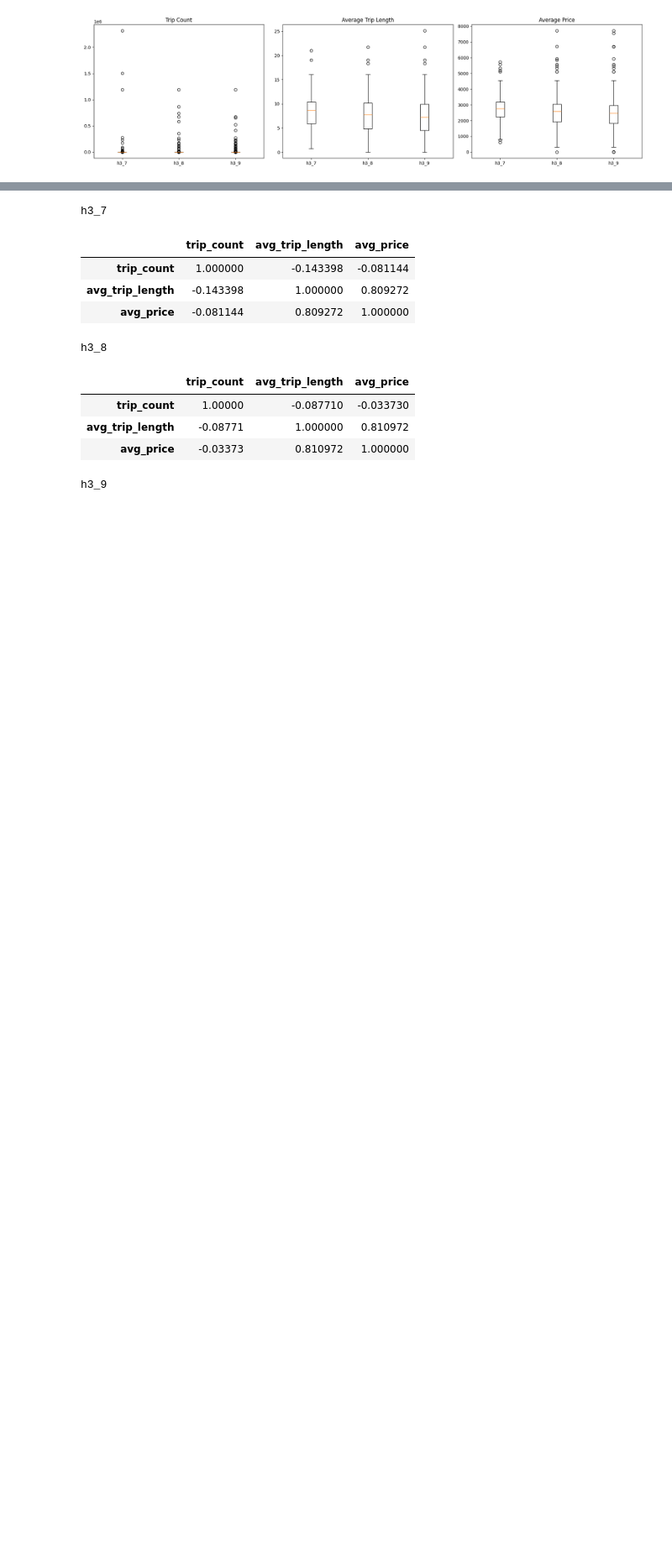
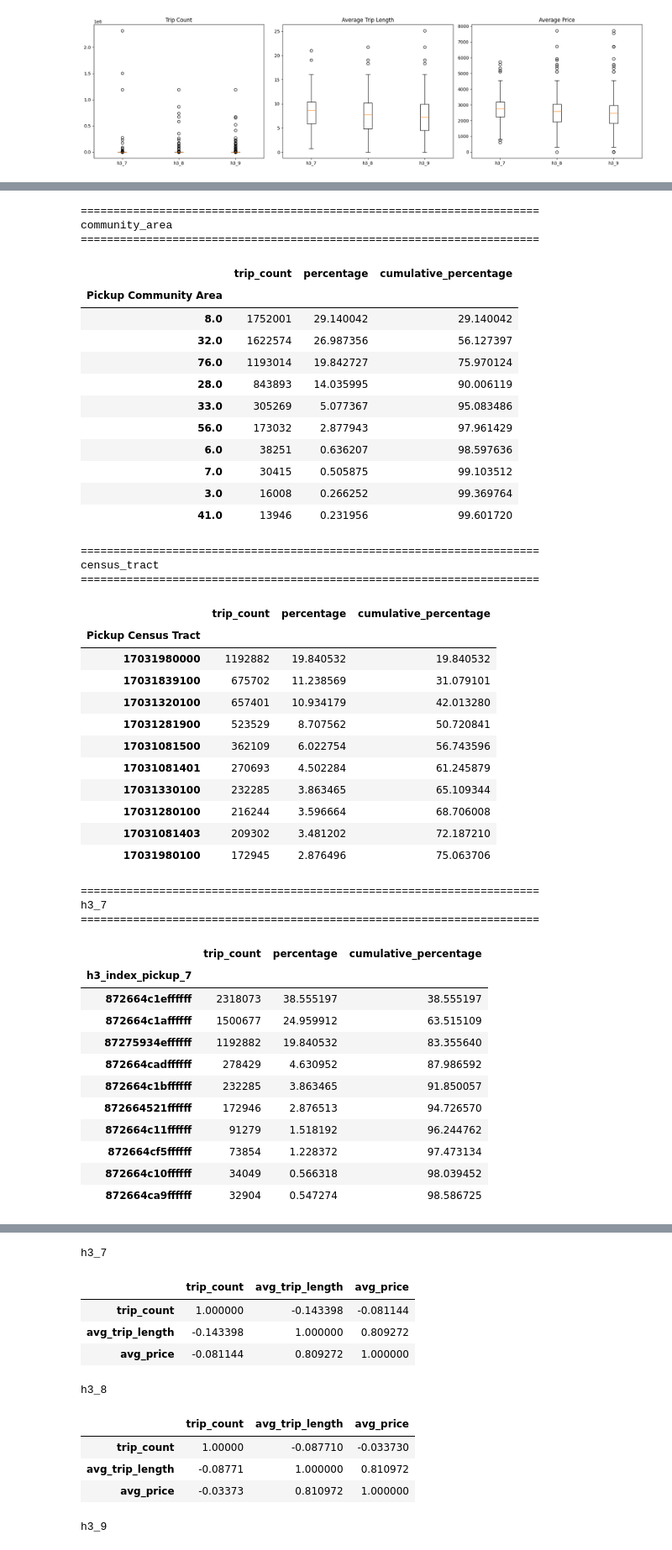
Before and after one commit to larissatheilmann/AAA_Project_Group7, a Jupyter notebook: notebooks/2.1 DescriptiveAnalysisSpatial.ipynb, the cells around one changed output, grey strips where cells are left out. Shown at 84% size. Saved outputs shown, nothing was run; the diff lists cells and outputs as text; code cells hidden in the pictures; blank space fills up the shorter version.

```diff
--- a/notebooks/2.1 DescriptiveAnalysisSpatial.ipynb
+++ b/notebooks/2.1 DescriptiveAnalysisSpatial.ipynb
@@ -682,0 +476,73 @@ for level in levels:
+# %%
+
+for name, col in pickup_spatial_units.items():
+
+    print("=" * 70)
+    print(name)
+    print("=" * 70)
+
+    counts = (
+        taxi_trips[col]
+        .value_counts()
+        .rename("trip_count")
+        .to_frame()
+    )
+
+    counts["percentage"] = (
+        counts["trip_count"]
+        / len(taxi_trips)
+        * 100
+    )
+
+    counts["cumulative_percentage"] = (
+        counts["percentage"]
+        .cumsum()
+    )
+
+    display(counts.head(10))
+# %% [output]
+======================================================================
+community_area
+======================================================================
+|  | trip_count | percentage | cumulative_percentage |
+| Pickup Community Area |  |  |  |
+| 8.0 | 1752001 | 29.140042 | 29.140042 |
+| 32.0 | 1622574 | 26.987356 | 56.127397 |
+| 76.0 | 1193014 | 19.842727 | 75.970124 |
+| 28.0 | 843893 | 14.035995 | 90.006119 |
+| 33.0 | 305269 | 5.077367 | 95.083486 |
+| 56.0 | 173032 | 2.877943 | 97.961429 |
+| 6.0 | 38251 | 0.636207 | 98.597636 |
+| 7.0 | 30415 | 0.505875 | 99.103512 |
+| 3.0 | 16008 | 0.266252 | 99.369764 |
+| 41.0 | 13946 | 0.231956 | 99.601720 |
+======================================================================
+census_tract
+======================================================================
+|  | trip_count | percentage | cumulative_percentage |
+| Pickup Census Tract |  |  |  |
+| 17031980000 | 1192882 | 19.840532 | 19.840532 |
+| 17031839100 | 675702 | 11.238569 | 31.079101 |
+| 17031320100 | 657401 | 10.934179 | 42.013280 |
+| 17031281900 | 523529 | 8.707562 | 50.720841 |
+| 17031081500 | 362109 | 6.022754 | 56.743596 |
+| 17031081401 | 270693 | 4.502284 | 61.245879 |
+| 17031330100 | 232285 | 3.863465 | 65.109344 |
+| 17031280100 | 216244 | 3.596664 | 68.706008 |
+| 17031081403 | 209302 | 3.481202 | 72.187210 |
+| 17031980100 | 172945 | 2.876496 | 75.063706 |
+======================================================================
+h3_7
+======================================================================
+|  | trip_count | percentage | cumulative_percentage |
+| h3_index_pickup_7 |  |  |  |
+| 872664c1effffff | 2318073 | 38.555197 | 38.555197 |
+| 872664c1affffff | 1500677 | 24.959912 | 63.515109 |
+| 87275934effffff | 1192882 | 19.840532 | 83.355640 |
+| 872664cadffffff | 278429 | 4.630952 | 87.986592 |
+| 872664c1bffffff | 232285 | 3.863465 | 91.850057 |
+| 872664521ffffff | 172946 | 2.876513 | 94.726570 |
+| 872664c11ffffff | 91279 | 1.518192 | 96.244762 |
+| 872664cf5ffffff | 73854 | 1.228372 | 97.473134 |
+| 872664c10ffffff | 34049 | 0.566318 | 98.039452 |
+| 872664ca9ffffff | 32904 | 0.547274 | 98.586725 |
```
Also changed, not shown: parts of 29 cells of this notebook.
